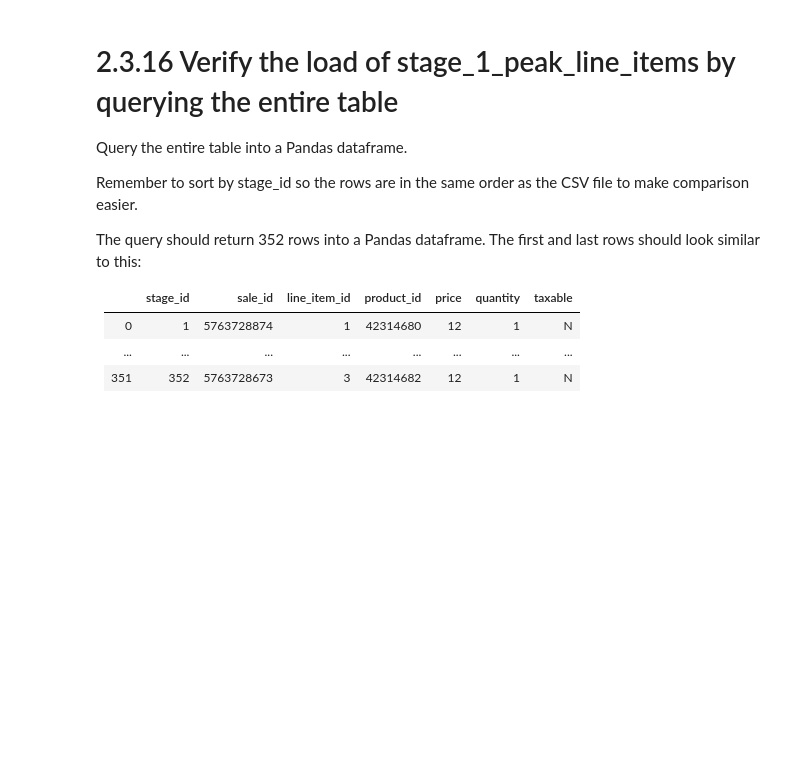
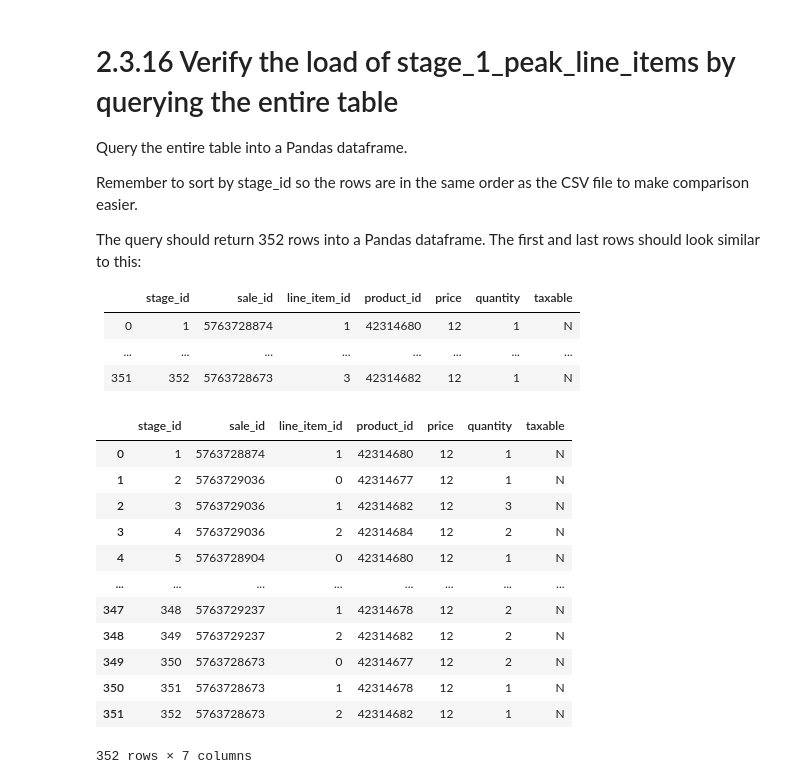
Before and after one commit to brendanfoo/sales-data, a Jupyter notebook: project_2_3.ipynb, the cells around one changed output. Drawn from its saved outputs; the diff is of its cells as text; code cells hidden in the pictures; blank space fills up the shorter version.

```diff
--- a/project_2_3.ipynb
+++ b/project_2_3.ipynb
@@ -366,11 +440,25 @@ The query should return 352 rows into a Pandas dataframe. The first and last row
 # %%
 rollback_before_flag = True
 rollback_after_flag = True
 
 query = """
 
-Replace with your SQL
-
+select *
+from stage_1_peak_line_items
 """
 
 my_select_query_pandas(query, rollback_before_flag, rollback_after_flag)
+# %% [output]
+|  | stage_id | sale_id | line_item_id | product_id | price | quantity | taxable |
+| 0 | 1 | 5763728874 | 1 | 42314680 | 12 | 1 | N |
+| 1 | 2 | 5763729036 | 0 | 42314677 | 12 | 1 | N |
+| 2 | 3 | 5763729036 | 1 | 42314682 | 12 | 3 | N |
+| 3 | 4 | 5763729036 | 2 | 42314684 | 12 | 2 | N |
+| 4 | 5 | 5763728904 | 0 | 42314680 | 12 | 1 | N |
+| ... | ... | ... | ... | ... | ... | ... | ... |
+| 347 | 348 | 5763729237 | 1 | 42314678 | 12 | 2 | N |
+| 348 | 349 | 5763729237 | 2 | 42314682 | 12 | 2 | N |
+| 349 | 350 | 5763728673 | 0 | 42314677 | 12 | 2 | N |
+| 350 | 351 | 5763728673 | 1 | 42314678 | 12 | 1 | N |
+| 351 | 352 | 5763728673 | 2 | 42314682 | 12 | 1 | N |
+352 rows × 7 columns
```
Also changed, not shown: parts of 15 cells of this notebook, 7 other files.
